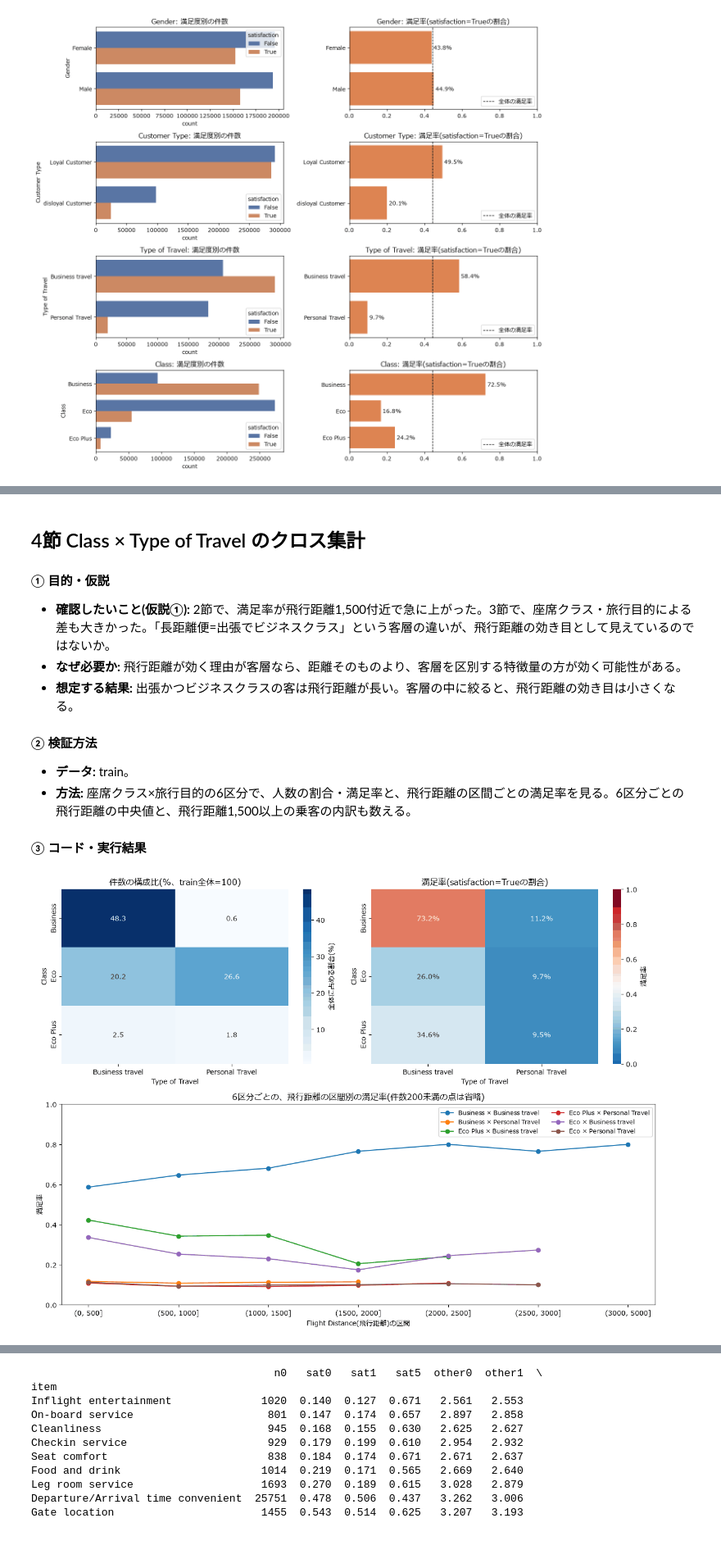
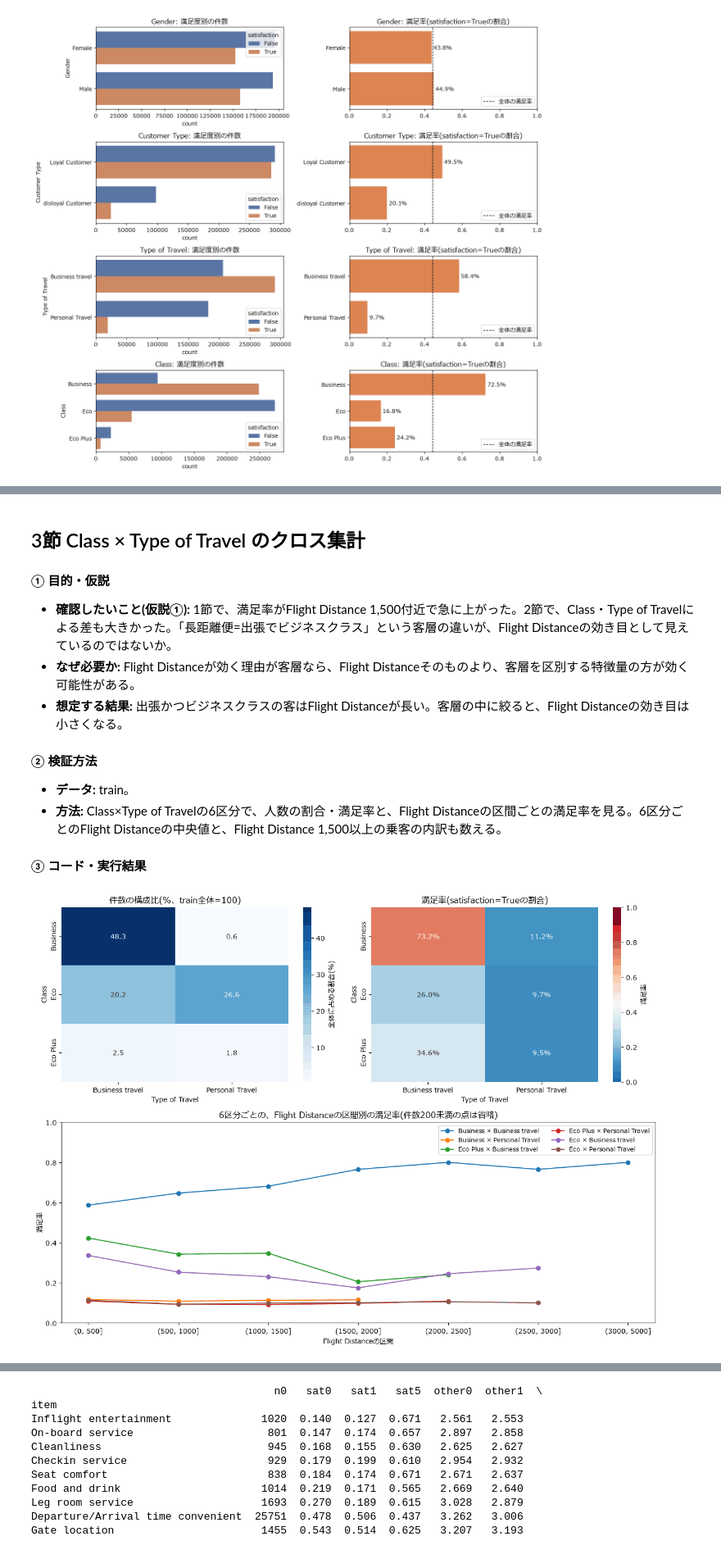
Before and after one commit to aramaki5443-art/kaggle-s6e10-airline-satisfaction, a Jupyter notebook: notebooks/01_EDA.ipynb, the cells around one changed output, grey strips where cells are left out. Shown at 82% size. Drawn from its saved outputs; the diff is of its cells as text; code cells hidden in the pictures.

```diff
--- a/notebooks/01_EDA.ipynb
+++ b/notebooks/01_EDA.ipynb
@@ -178,41 +112,41 @@ plt.show()
 # %% [markdown]
-## 4節 Class × Type of Travel のクロス集計
+## 3節 Class × Type of Travel のクロス集計
 
 #### ① 目的・仮説
-- **確認したいこと(仮説①):** 2節で、満足率が飛行距離1,500付近で急に上がった。3節で、座席クラス・旅行目的による差も大きかった。「長距離便=出張でビジネスクラス」という客層の違いが、飛行距離の効き目として見えているのではないか。
-- **なぜ必要か:** 飛行距離が効く理由が客層なら、距離そのものより、客層を区別する特徴量の方が効く可能性がある。
-- **想定する結果:** 出張かつビジネスクラスの客は飛行距離が長い。客層の中に絞ると、飛行距離の効き目は小さくなる。
+- **確認したいこと(仮説①):** 1節で、満足率がFlight Distance 1,500付近で急に上がった。2節で、Class・Type of Travelによる差も大きかった。「長距離便=出張でビジネスクラス」という客層の違いが、Flight Distanceの効き目として見えているのではないか。
+- **なぜ必要か:** Flight Distanceが効く理由が客層なら、Flight Distanceそのものより、客層を区別する特徴量の方が効く可能性がある。
+- **想定する結果:** 出張かつビジネスクラスの客はFlight Distanceが長い。客層の中に絞ると、Flight Distanceの効き目は小さくなる。
 
 #### ② 検証方法
 - **データ:** train。
-- **方法:** 座席クラス×旅行目的の6区分で、人数の割合・満足率と、飛行距離の区間ごとの満足率を見る。6区分ごとの飛行距離の中央値と、飛行距離1,500以上の乗客の内訳も数える。
+- **方法:** Class×Type of Travelの6区分で、人数の割合・満足率と、Flight Distanceの区間ごとの満足率を見る。6区分ごとのFlight Distanceの中央値と、Flight Distance 1,500以上の乗客の内訳も数える。
 
 #### ③ コード・実行結果
 # %%
-# Class(座席クラス)× Type of Travel(旅行目的)の6区分ごとに、件数の構成比と満足率を並べる
+# Class× Type of Travelの6区分ごとに、件数の構成比と満足率を並べる
 fig = plt.figure(figsize=(13, 9.5))
 gs = fig.add_gridspec(2, 2, height_ratios=[1, 1.15])
 ax_n, ax_r, ax_d = fig.add_subplot(gs[0, 0]), fig.add_subplot(gs[0, 1]), fig.add_subplot(gs[1, :])
 share = pd.crosstab(train["Class"], train["Type of Travel"], normalize=True) * 100
 rate = pd.crosstab(train["Class"], train["Type of Travel"], values=train[TARGET], aggfunc="mean")
 sns.heatmap(share, annot=True, fmt=".1f", cmap="Blues", cbar_kws={"label": "全体に占める割合(%)"}, ax=ax_n)
 ax_n.set_title("件数の構成比(%、train全体=100)")
 sns.heatmap(rate, annot=True, fmt=".1%", cmap="RdBu_r", center=train[TARGET].mean(), vmin=0, vmax=1,
             cbar_kws={"label": "満足率"}, ax=ax_r)
 ax_r.set_title("満足率(satisfaction=Trueの割合)")
 
 # 1節で見えた「長距離ほど満足」が、6区分の中でも成り立つかを確認する
 bins = [0, 500, 1000, 1500, 2000, 2500, 3000, 5000]
 d = train.assign(dist=pd.cut(train["Flight Distance"], bins), seg=train["Class"] + " × " + train["Type of Travel"])
 line = d.groupby(["seg", "dist"], observed=True)[TARGET].agg(["mean", "size"]).reset_index()
 line = line[line["size"] >= 200]  # 件数が少なく揺れの大きい点は描かない
 for seg, g in line.groupby("seg"):
     ax_d.plot(g["dist"].astype(str), g["mean"], marker="o", label=seg)
-ax_d.set_xlabel("Flight Distance(飛行距離)の区間"); ax_d.set_ylabel("満足率"); ax_d.set_ylim(0, 1)
-ax_d.set_title("6区分ごとの、飛行距離の区間別の満足率(件数200未満の点は省略)")
+ax_d.set_xlabel("Flight Distanceの区間"); ax_d.set_ylabel("満足率"); ax_d.set_ylim(0, 1)
+ax_d.set_title("6区分ごとの、Flight Distanceの区間別の満足率(件数200未満の点は省略)")
 ax_d.legend(fontsize=9, ncol=2)
 fig.tight_layout()
 plt.show()
 # %% [output]
-[figure, old version]
+[figure, new version]
 # %%
```
Also changed, not shown: parts of 17 cells of this notebook, 5 other files.
